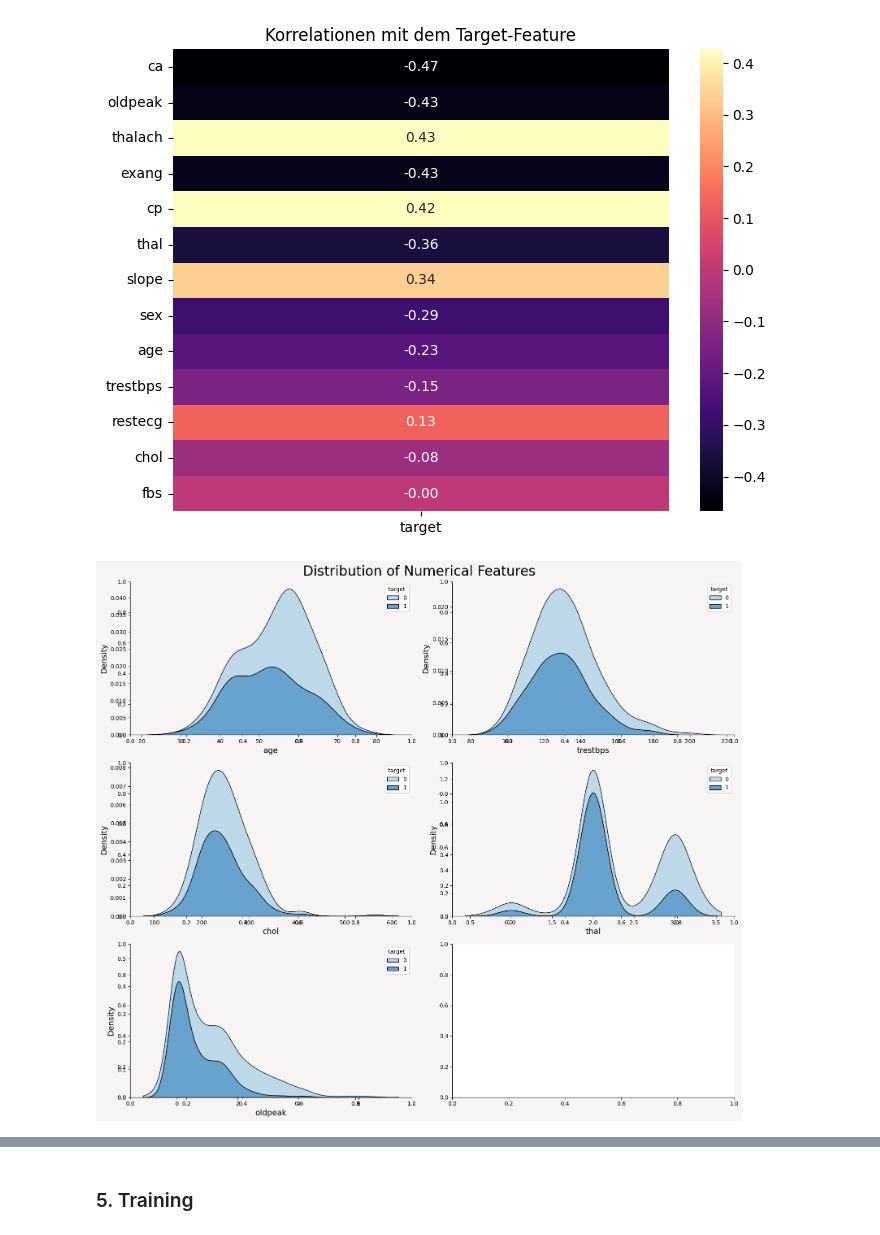
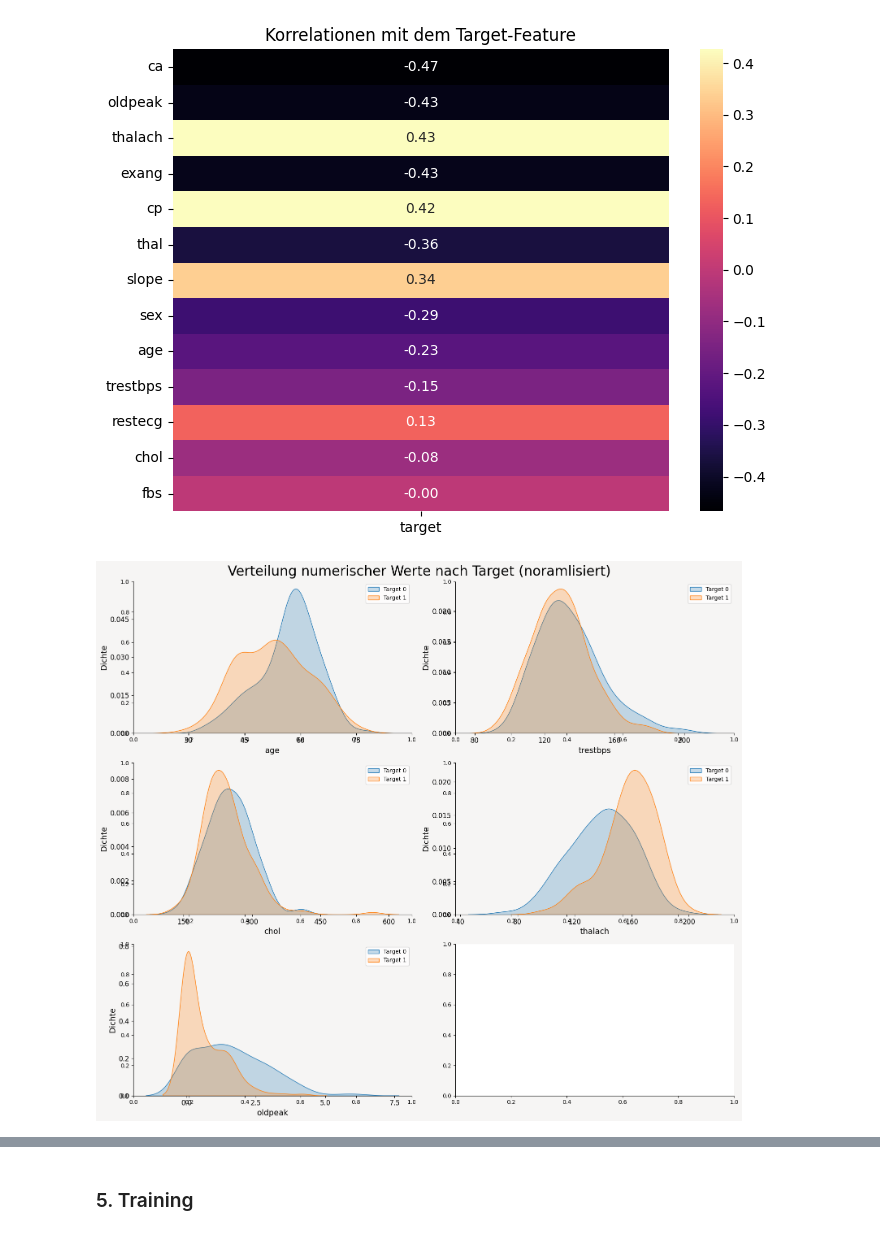
Before and after one commit to xbyjoex/MINTEC, a Jupyter notebook: Heart_Disease.ipynb, the cells around one changed output, grey strips where cells are left out. Cells and saved outputs as stored; diff of their text form; code cells hidden in the pictures.

Commit message:
reg plots

```diff
--- a/Heart_Disease.ipynb
+++ b/Heart_Disease.ipynb
@@ -301,29 +301,50 @@ plt.show()
 # %% [output]
 [figure]
 # %%
-num_feats = ['age', 'trestbps', 'chol', 'thal', 'oldpeak']
+num_feats = ['age', 'trestbps', 'chol', 'thalach', 'oldpeak']
 
 L = len(num_feats)
 ncol = 2
 nrow = int(np.ceil(L / ncol))
 
 fig, ax = plt.subplots(nrow, ncol, figsize=(16, 14), facecolor='#F6F5F4')
 fig.subplots_adjust(top=0.92)
 
+# Berechne die Verteilung des Targets
+target_counts = data["target"].value_counts(normalize=True)
+
 i = 1
 for col in num_feats:
     plt.subplot(nrow, ncol, i, facecolor='#F6F5F4')
 
-    # Dichteverteilung
-    sns.kdeplot(data=data, x=col, hue="target", multiple="stack", palette="Blues")
+    # Erstelle die KDEs für jede Klasse separat
+    for target_value in sorted(data["target"].unique()):
+        subset = data[data["target"] == target_value][col]
+
+        # Normierte Dichte-Schätzung mit common_norm=True für gleiche Flächen
+        sns.kdeplot(subset, label=f"Target {target_value}", fill=True, common_norm=True)
+
     plt.xlabel(col, fontsize=14)
-    plt.ylabel("Density", fontsize=14)
+    plt.ylabel("Dichte", fontsize=14)
+    plt.legend()
     sns.despine(right=True)
+
+    # Formatierung der Achsenbeschriftungen
+    ax = plt.gca()
+    ax.xaxis.set_major_locator(plt.MaxNLocator(nbins=5))  # 5 gleichmäßige Schritte auf der x-Achse
+    ax.yaxis.set_major_locator(plt.MaxNLocator(nbins=5))  # 5 gleichmäßige Schritte auf der y-Achse
+
+    # Verwende FormatStrFormatter, um die Beschriftungen zu formatieren
+    ax.xaxis.set_major_formatter(plt.FormatStrFormatter('%.1f'))  # x-Achse: 1 Nachkommastelle
+    ax.yaxis.set_major_formatter(plt.FormatStrFormatter('%.2f'))  # y-Achse: 2 Nachkommastellen
+
+    # Verbessere die Lesbarkeit der Ticks
+    plt.tick_params(axis='both', which='major', labelsize=12)
 
     i += 1
 
-plt.suptitle('Distribution of Numerical Features', fontsize=24)
+plt.suptitle('Verteilung numerischer Werte nach Target (noramlisiert)', fontsize=24)
 plt.tight_layout()
 plt.show()
 # %% [output]
-[figure, old version]
+[figure, new version]
```
Also changed, not shown: parts of 1 cell of this notebook.
